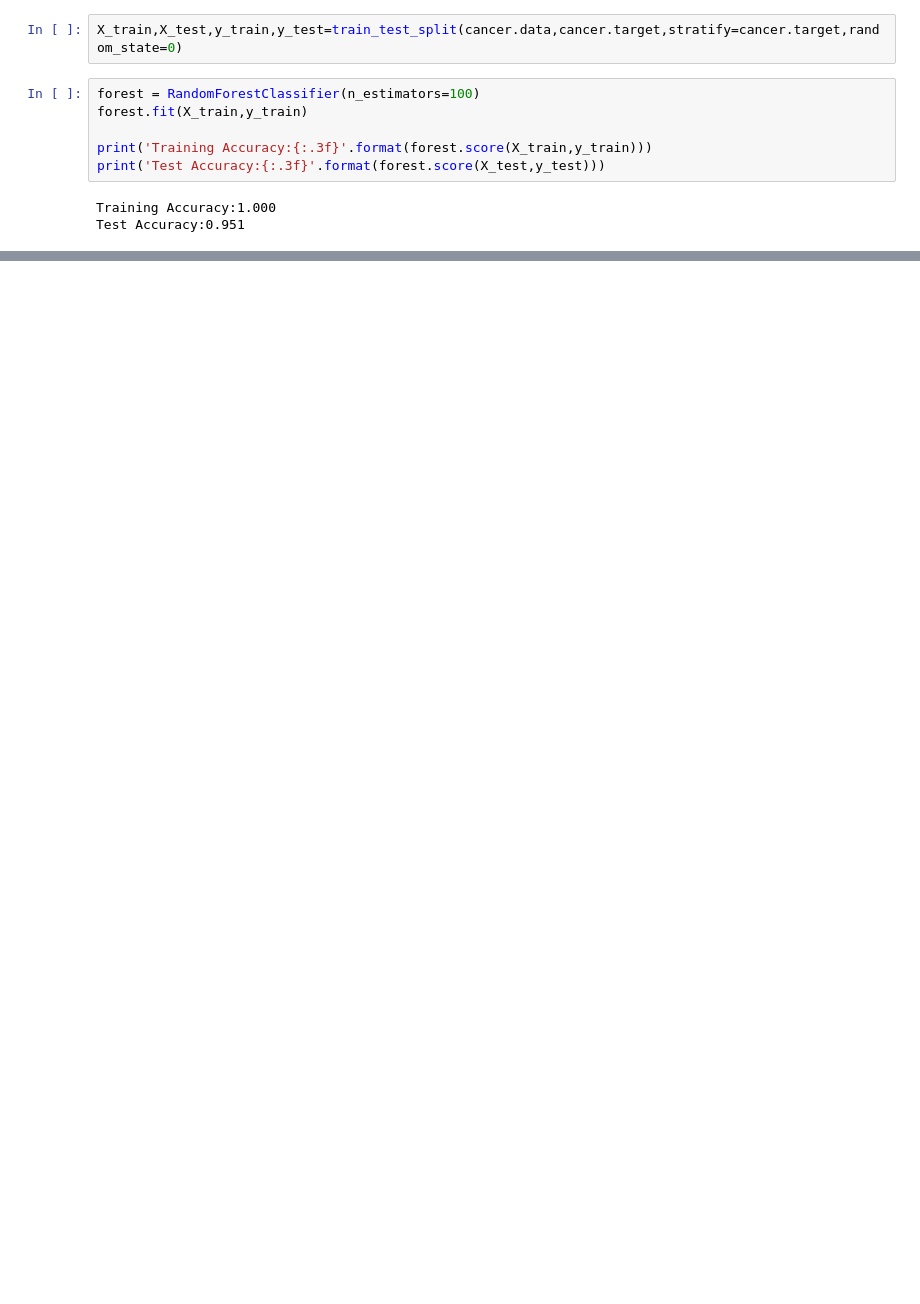
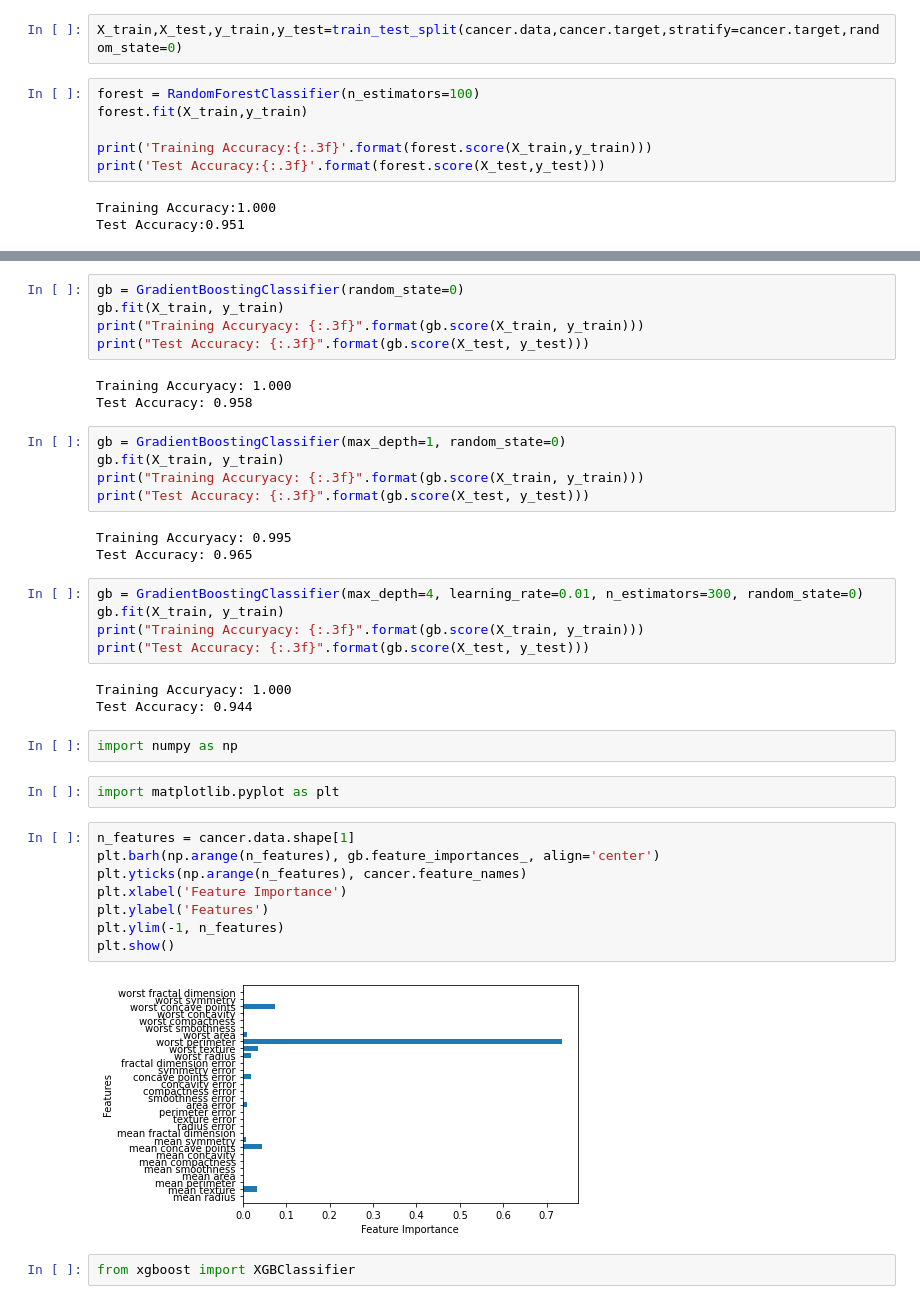
Before and after one commit to rohee119/bdna, a Jupyter notebook: 김로희11강.ipynb, the cells around one changed output, grey strips where cells are left out. Saved outputs shown, nothing was run; the diff lists cells and outputs as text; blank space fills up the shorter version.

```diff
--- a/김로희11강.ipynb
+++ b/김로희11강.ipynb
@@ -216,0 +219,40 @@ plt.show()
+# %%
+gb = GradientBoostingClassifier(random_state=0)
+gb.fit(X_train, y_train)
+print("Training Accuryacy: {:.3f}".format(gb.score(X_train, y_train)))
+print("Test Accuracy: {:.3f}".format(gb.score(X_test, y_test)))
+# %% [output]
+Training Accuryacy: 1.000
+Test Accuracy: 0.958
+# %%
+gb = GradientBoostingClassifier(max_depth=1, random_state=0)
+gb.fit(X_train, y_train)
+print("Training Accuryacy: {:.3f}".format(gb.score(X_train, y_train)))
+print("Test Accuracy: {:.3f}".format(gb.score(X_test, y_test)))
+# %% [output]
+Training Accuryacy: 0.995
+Test Accuracy: 0.965
+# %%
+gb = GradientBoostingClassifier(max_depth=4, learning_rate=0.01, n_estimators=300, random_state=0)
+gb.fit(X_train, y_train)
+print("Training Accuryacy: {:.3f}".format(gb.score(X_train, y_train)))
+print("Test Accuracy: {:.3f}".format(gb.score(X_test, y_test)))
+# %% [output]
+Training Accuryacy: 1.000
+Test Accuracy: 0.944
+# %%
+import numpy as np
+# %%
+import matplotlib.pyplot as plt
+# %%
+n_features = cancer.data.shape[1]
+plt.barh(np.arange(n_features), gb.feature_importances_, align='center')
+plt.yticks(np.arange(n_features), cancer.feature_names)
+plt.xlabel('Feature Importance')
+plt.ylabel('Features')
+plt.ylim(-1, n_features)
+plt.show()
+# %% [output]
+[figure, added]
+# %%
+from xgboost import XGBClassifier
```
Also changed, not shown: parts of 7 cells of this notebook.
